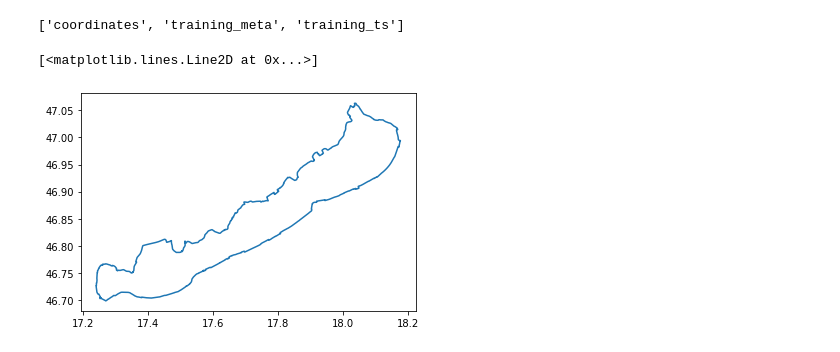
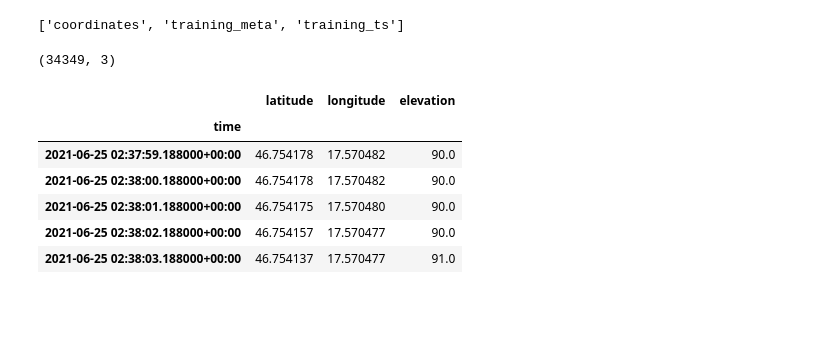
Before and after one commit to andr3wbp/bike_ride_analytics_2021, a Jupyter notebook: Lake_Balaton_bike_ride_2021.ipynb, the cells around one changed output. Drawn from its saved outputs; the diff is of its cells as text; code cells hidden in the pictures; blank space fills up the shorter version.

```diff
--- a/Lake_Balaton_bike_ride_2021.ipynb
+++ b/Lake_Balaton_bike_ride_2021.ipynb
@@ -166,8 +170,16 @@ df_names = df_names + ['training_meta', 'training_ts']
 df_names
 # %% [output]
 ['coordinates', 'training_meta', 'training_ts']
-# %%
-plt.plot(coordinates['longitude'], coordinates['latitude'])
-# %% [output]
-[<matplotlib.lines.Line2D at 0x...>]
-[figure, removed]
+# %%
+display(coordinates.shape)
+display(coordinates.head())
+display(coordinates.index[:5])
+# %% [output]
+(34349, 3)
+|  | latitude | longitude | elevation |
+| time |  |  |  |
+| 2021-06-25 02:37:59.188000+00:00 | 46.754178 | 17.570482 | 90.0 |
+| 2021-06-25 02:38:00.188000+00:00 | 46.754178 | 17.570482 | 90.0 |
+| 2021-06-25 02:38:01.188000+00:00 | 46.754175 | 17.570480 | 90.0 |
+| 2021-06-25 02:38:02.188000+00:00 | 46.754157 | 17.570477 | 90.0 |
+| 2021-06-25 02:38:03.188000+00:00 | 46.754137 | 17.570477 | 91.0 |
```
Also changed, not shown: parts of 10 cells of this notebook, 2 other files.
